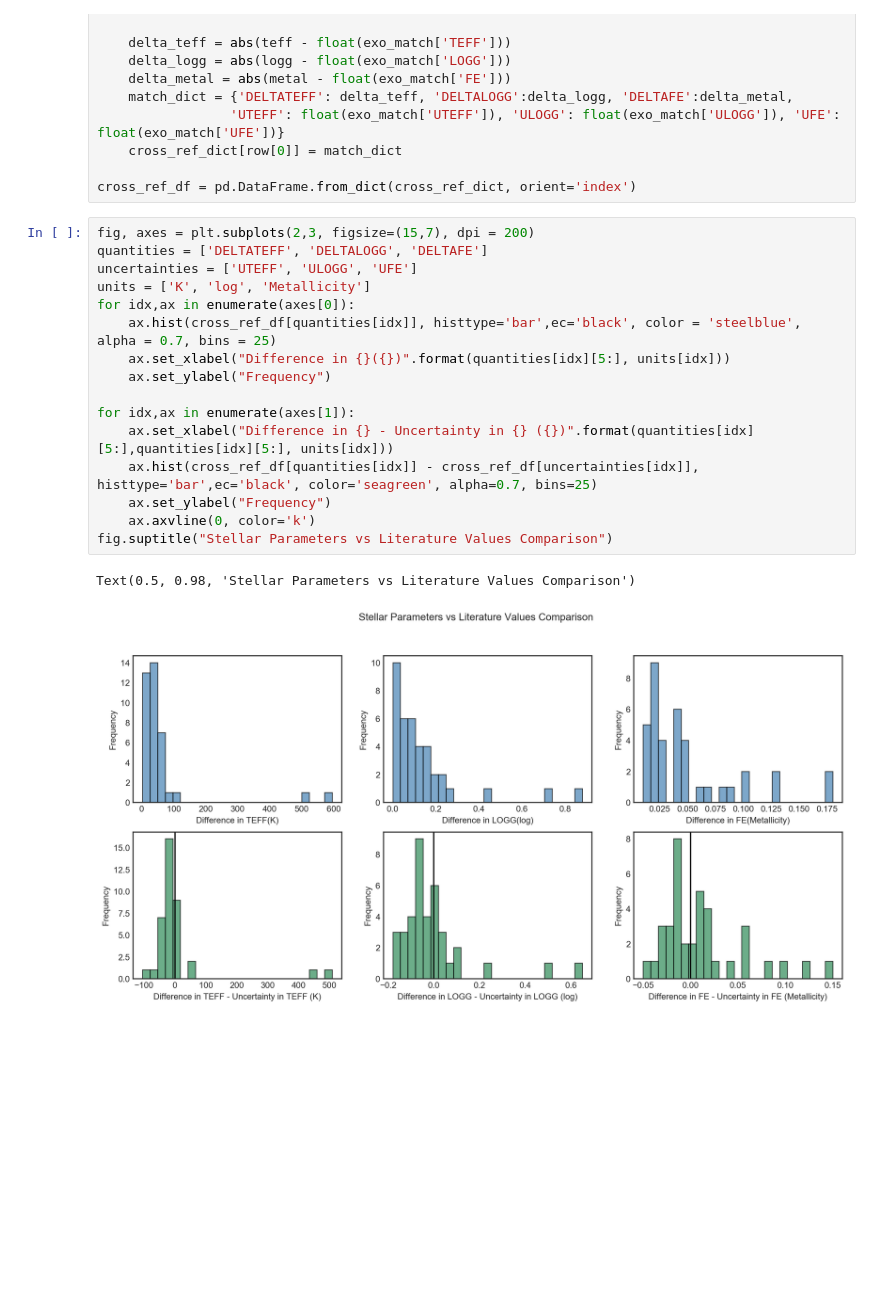
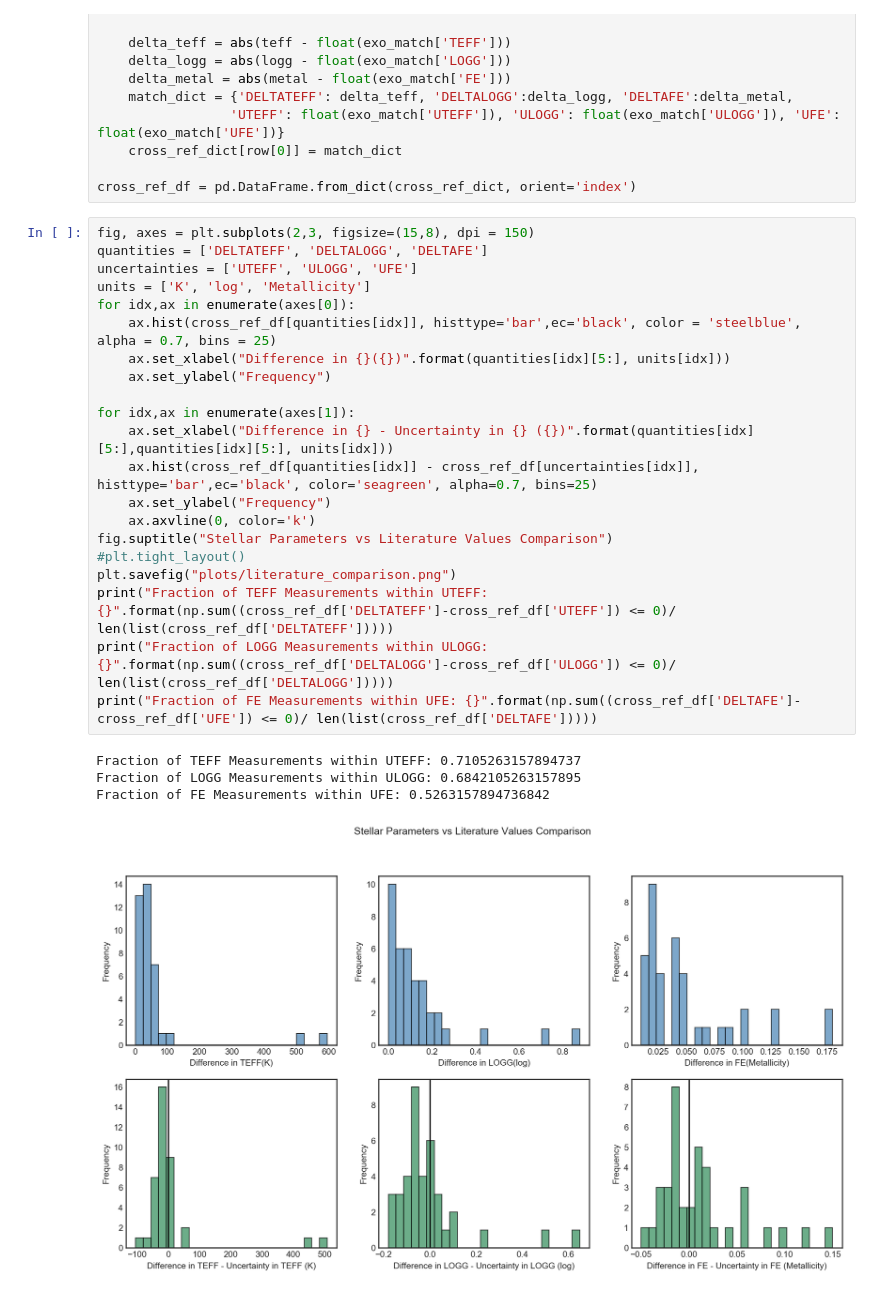
Before and after one commit to jkcarlberg/redgiant_planethosts, a Jupyter notebook: stellar_param_comp.ipynb, the cells around one changed output. Saved outputs shown, nothing was run; the diff lists cells and outputs as text; blank space fills up the shorter version.

Commit message:
comparison plots

```diff
--- a/stellar_param_comp.ipynb
+++ b/stellar_param_comp.ipynb
@@ -56,21 +56,28 @@ for row in param_df.iterrows():
 
 cross_ref_df = pd.DataFrame.from_dict(cross_ref_dict, orient='index')
 # %%
-fig, axes = plt.subplots(2,3, figsize=(15,7), dpi = 200)
+fig, axes = plt.subplots(2,3, figsize=(15,8), dpi = 150)
 quantities = ['DELTATEFF', 'DELTALOGG', 'DELTAFE']
 uncertainties = ['UTEFF', 'ULOGG', 'UFE']
 units = ['K', 'log', 'Metallicity']
 for idx,ax in enumerate(axes[0]):
     ax.hist(cross_ref_df[quantities[idx]], histtype='bar',ec='black', color = 'steelblue', alpha = 0.7, bins = 25)
     ax.set_xlabel("Difference in {}({})".format(quantities[idx][5:], units[idx]))
     ax.set_ylabel("Frequency")
 
 for idx,ax in enumerate(axes[1]):
     ax.set_xlabel("Difference in {} - Uncertainty in {} ({})".format(quantities[idx][5:],quantities[idx][5:], units[idx]))
     ax.hist(cross_ref_df[quantities[idx]] - cross_ref_df[uncertainties[idx]], histtype='bar',ec='black', color='seagreen', alpha=0.7, bins=25)
     ax.set_ylabel("Frequency")
     ax.axvline(0, color='k')
 fig.suptitle("Stellar Parameters vs Literature Values Comparison")
+#plt.tight_layout()
+plt.savefig("plots/literature_comparison.png")
+print("Fraction of TEFF Measurements within UTEFF: {}".format(np.sum((cross_ref_df['DELTATEFF']-cross_ref_df['UTEFF']) <= 0)/ len(list(cross_ref_df['DELTATEFF']))))
+print("Fraction of LOGG Measurements within ULOGG: {}".format(np.sum((cross_ref_df['DELTALOGG']-cross_ref_df['ULOGG']) <= 0)/ len(list(cross_ref_df['DELTALOGG']))))
+print("Fraction of FE Measurements within UFE: {}".format(np.sum((cross_ref_df['DELTAFE']-cross_ref_df['UFE']) <= 0)/ len(list(cross_ref_df['DELTAFE']))))
 # %% [output]
-Text(0.5, 0.98, 'Stellar Parameters vs Literature Values Comparison')
+Fraction of TEFF Measurements within UTEFF: 0.7105263157894737
+Fraction of LOGG Measurements within ULOGG: 0.6842105263157895
+Fraction of FE Measurements within UFE: 0.5263157894736842
-[figure, old version]
+[figure, new version]
```
